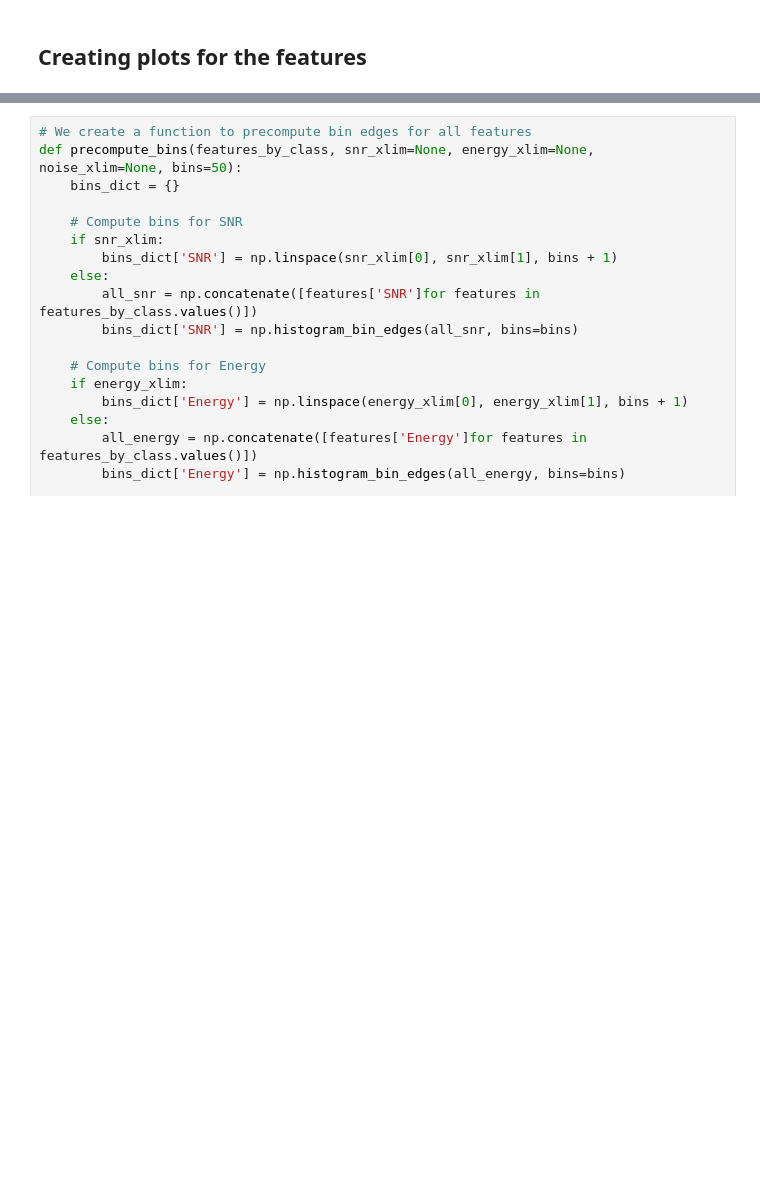
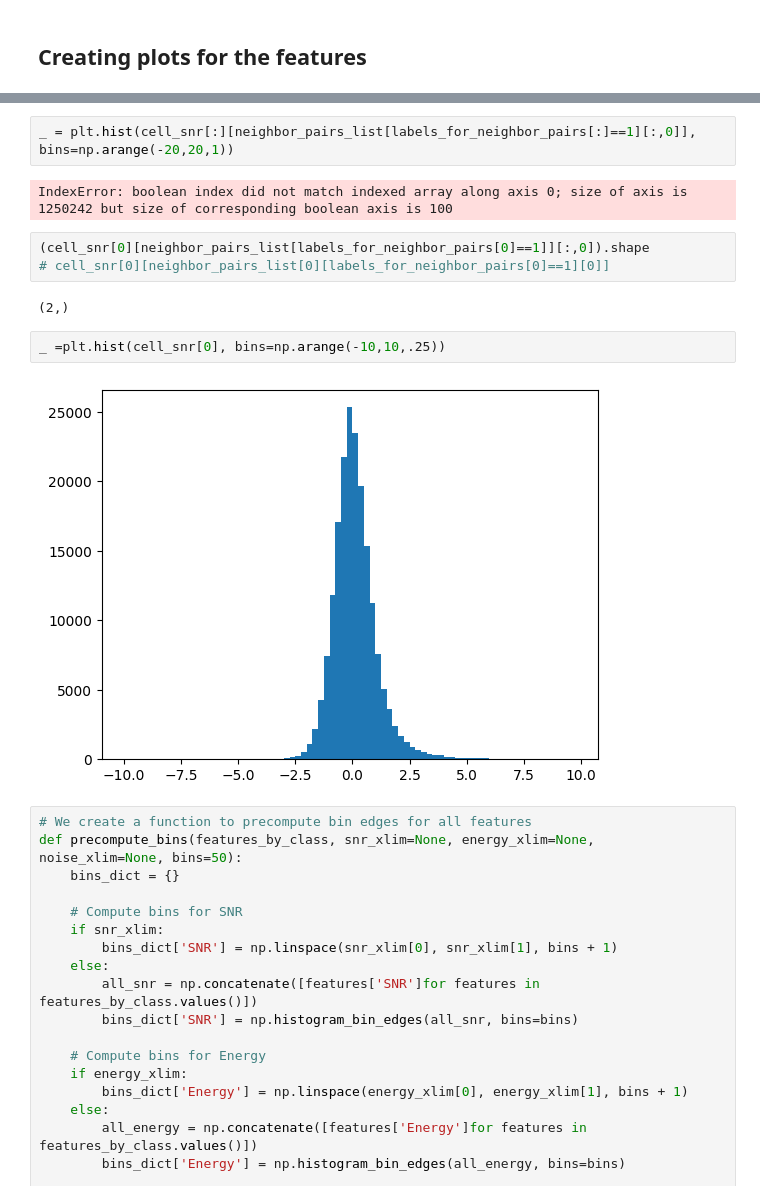
Before and after one commit to ksjones3/CodeRefactor, a Jupyter notebook: RunningAllEvents.ipynb, the cells around one changed output, grey strips where cells are left out. Cells and saved outputs as stored; diff of their text form; blank space fills up the shorter version.

```diff
--- a/RunningAllEvents.ipynb
+++ b/RunningAllEvents.ipynb
@@ -230,3 +337,16 @@ KeyboardInterrupt:
+# %%
+_ = plt.hist(cell_snr[:][neighbor_pairs_list[labels_for_neighbor_pairs[:]==1][:,0]], bins=np.arange(-20,20,1))
+# %% [output]
+IndexError: boolean index did not match indexed array along axis 0; size of axis is 1250242 but size of corresponding boolean axis is 100
+# %%
+(cell_snr[0][neighbor_pairs_list[labels_for_neighbor_pairs[0]==1]][:,0]).shape
+# cell_snr[0][neighbor_pairs_list[0][labels_for_neighbor_pairs[0]==1][0]]
+# %% [output]
+(2,)
+# %%
+_ =plt.hist(cell_snr[0], bins=np.arange(-10,10,.25))
+# %% [output]
+[figure, added]
 # %%
 # We create a function to precompute bin edges for all features
 def precompute_bins(features_by_class, snr_xlim=None, energy_xlim=None, noise_xlim=None, bins=50):
```
Also changed, not shown: parts of 27 cells of this notebook.
